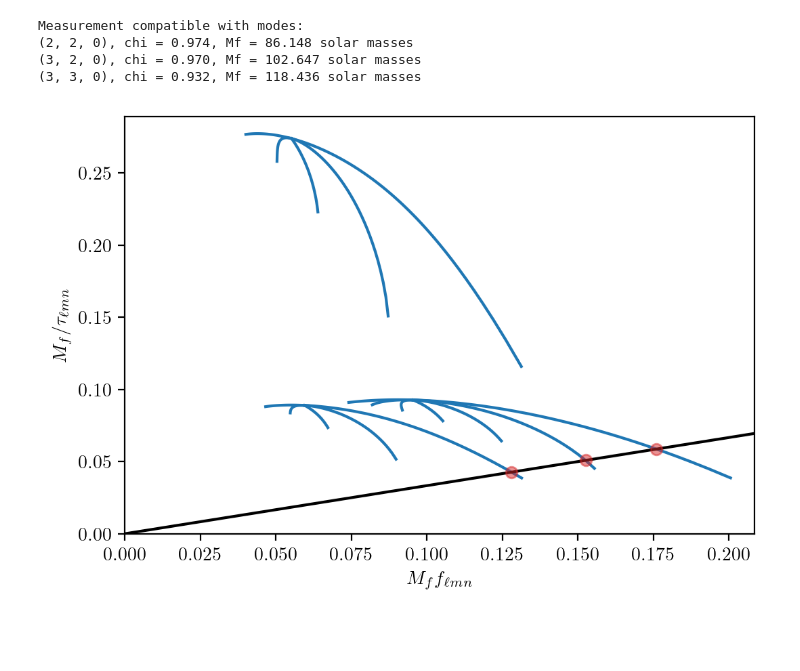
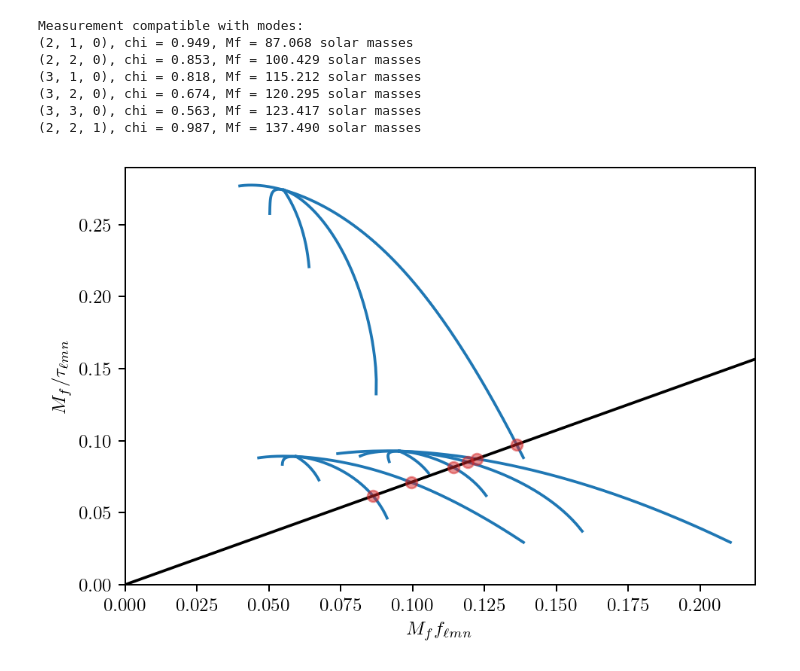
Before and after one commit to eliotfinch/thesis, a Jupyter notebook: Figures/Introduction/bh_spectroscopy.ipynb, the cells around one changed output. Cells and saved outputs as stored; diff of their text form; code cells hidden in the pictures; blank space fills up the shorter version.

Commit message:
Update introduction figures

```diff
--- a/Figures/Introduction/bh_spectroscopy.ipynb
+++ b/Figures/Introduction/bh_spectroscopy.ipynb
@@ -26,9 +26,9 @@ def fun(chi, Q_star, l, m, n):
 # Base plot
 # ---------
 
-fig, ax = plt.subplots(figsize=(6,4), dpi=200)
+fig, ax = plt.subplots(figsize=(6,4), dpi=180)
 
-chi_array = np.arange(0, 0.99, 0.01)
+chi_array = np.linspace(0, 0.99, 200)
 
 for n in range(2):
     for l in range(2,4):
@@ -59,8 +59,8 @@ ax.set_ylim(0)
 # ----------------
 
 # The measured frequency and damping time
-f_star = 300
-tau_star = 0.01
+f_star = 200
+tau_star = 0.007
 
 # The quality factor
 Q_star = np.pi*f_star*tau_star
@@ -87,34 +87,37 @@ for n in range(2):
                 result = minimize(
                     fun,
                     x0=0.5,
                     args=(Q_star, l, m, n),
                     bounds=[(0.,0.99)]
                 )
                 if result['fun']<1e-5:
 
                     chi_fit = result['x'][0]
                     omega_fit = qnm.omega(l, m, n, 1, chi_fit)
 
                     Mf_fit = (np.real(omega_fit)/(2*np.pi))/(f_star*conversion)
 
                     intersected_modes.append((l,m,n))
                     fitted_spins.append(chi_fit)
                     fitted_masses.append(Mf_fit)
 
                     ax.plot(
                         np.real(omega_fit)/(2*np.pi),
                         -np.imag(omega_fit),
                         'o',
                         c='C3',
                         alpha=0.5
                     )
 
 print('Measurement compatible with modes:')
 for mode, chi, Mf in zip(intersected_modes, fitted_spins, fitted_masses):
     print(f'{mode}, chi = {chi:.3f}, Mf = {Mf/M_sun:.3f} solar masses')
 # %% [output]
 Measurement compatible with modes:
-(2, 2, 0), chi = 0.974, Mf = 86.148 solar masses
-(3, 2, 0), chi = 0.970, Mf = 102.647 solar masses
-(3, 3, 0), chi = 0.932, Mf = 118.436 solar masses
+(2, 1, 0), chi = 0.949, Mf = 87.068 solar masses
+(2, 2, 0), chi = 0.853, Mf = 100.429 solar masses
+(3, 1, 0), chi = 0.818, Mf = 115.212 solar masses
+(3, 2, 0), chi = 0.674, Mf = 120.295 solar masses
+(3, 3, 0), chi = 0.563, Mf = 123.417 solar masses
+(2, 2, 1), chi = 0.987, Mf = 137.490 solar masses
-[figure, old version]
+[figure, new version]
```
Also changed, not shown: parts of 6 cells of this notebook, 6 other files.
